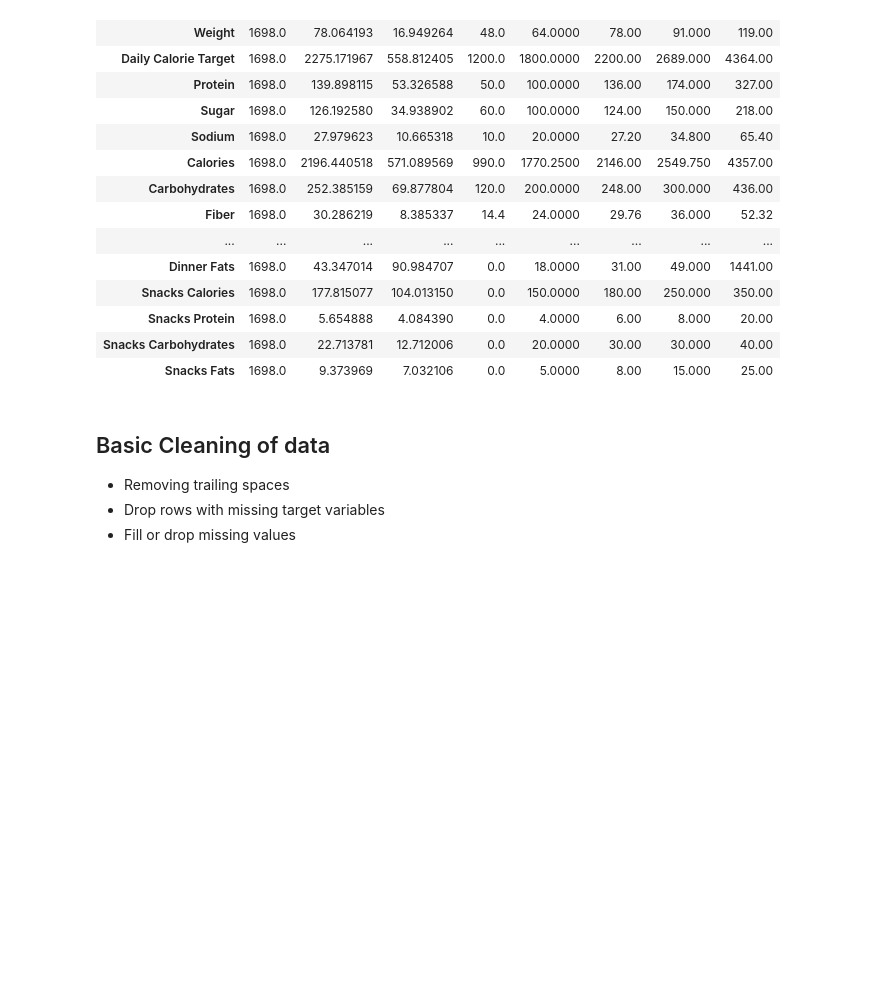
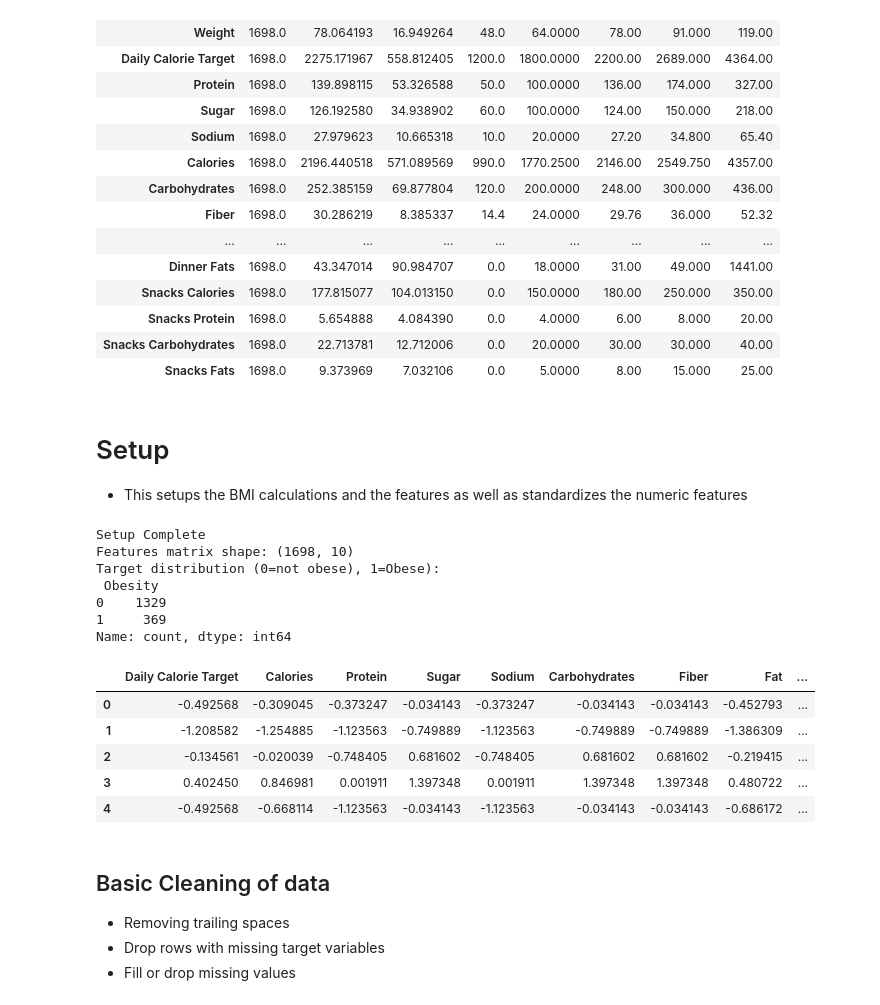
Before and after one commit to Mostafa-Allahmoradi/ClusteringKMeans_Workshop, a Jupyter notebook: Workshop4.ipynb, the cells around one changed output. Cells and saved outputs as stored; diff of their text form; code cells hidden in the pictures; blank space fills up the shorter version.

```diff
--- a/Workshop4.ipynb
+++ b/Workshop4.ipynb
@@ -61,6 +61,55 @@ None
 | Snacks Protein | 1698.0 | 5.654888 | 4.084390 | 0.0 | 4.0000 | 6.00 | 8.000 | 20.00 |
 | Snacks Carbohydrates | 1698.0 | 22.713781 | 12.712006 | 0.0 | 20.0000 | 30.00 | 30.000 | 40.00 |
 | Snacks Fats | 1698.0 | 9.373969 | 7.032106 | 0.0 | 5.0000 | 8.00 | 15.000 | 25.00 |
+# %% [markdown]
+# Setup
+- This setups the BMI calculations and the features as well as standardizes the numeric features
+# %%
+# Calculate BMI
+macro_dataset['Height_m'] = macro_dataset['Height'] / 100  # convert cm → m
+macro_dataset['BMI'] = macro_dataset['Weight'] / (macro_dataset['Height_m'] ** 2)
+
+# Create target variable for Obesity (1 if BMI >= 30)
+macro_dataset['Obesity'] = np.where(macro_dataset['BMI'] >= 30, 1, 0)
+
+#Select relevant features
+features = [
+    'Daily Calorie Target', 'Calories', 'Protein', 'Sugar', 'Sodium',
+    'Carbohydrates', 'Fiber', 'Fat', 'Activity Level', 'Dietary Preference'
+]
+
+x = macro_dataset[features].copy()
+y = macro_dataset['Obesity']
+
+le = LabelEncoder()
+for col in ["Activity Level", "Dietary Preference"]:
+    x[col] = le.fit_transform(x[col])
+
+
+# Standardize numeric features
+scaler = StandardScaler()
+X_scaled = pd.DataFrame(scaler.fit_transform(x), columns=x.columns)
+
+#Summary
+
+print("Setup Complete")
+print("Features matrix shape:", X_scaled.shape)
+print("Target distribution (0=not obese), 1=Obese):\n", y.value_counts())
+X_scaled.head()
+# %% [output]
+Setup Complete
+Features matrix shape: (1698, 10)
+Target distribution (0=not obese), 1=Obese):
+ Obesity
+0    1329
+1     369
+Name: count, dtype: int64
+|  | Daily Calorie Target | Calories | Protein | Sugar | Sodium | Carbohydrates | Fiber | Fat | ... |
+| 0 | -0.492568 | -0.309045 | -0.373247 | -0.034143 | -0.373247 | -0.034143 | -0.034143 | -0.452793 | ... |
+| 1 | -1.208582 | -1.254885 | -1.123563 | -0.749889 | -1.123563 | -0.749889 | -0.749889 | -1.386309 | ... |
+| 2 | -0.134561 | -0.020039 | -0.748405 | 0.681602 | -0.748405 | 0.681602 | 0.681602 | -0.219415 | ... |
+| 3 | 0.402450 | 0.846981 | 0.001911 | 1.397348 | 0.001911 | 1.397348 | 1.397348 | 0.480722 | ... |
+| 4 | -0.492568 | -0.668114 | -1.123563 | -0.034143 | -1.123563 | -0.034143 | -0.034143 | -0.686172 | ... |
 # %% [markdown]
 ## Basic Cleaning of  data
 - Removing trailing spaces
```
Also changed, not shown: parts of 5 cells of this notebook.
